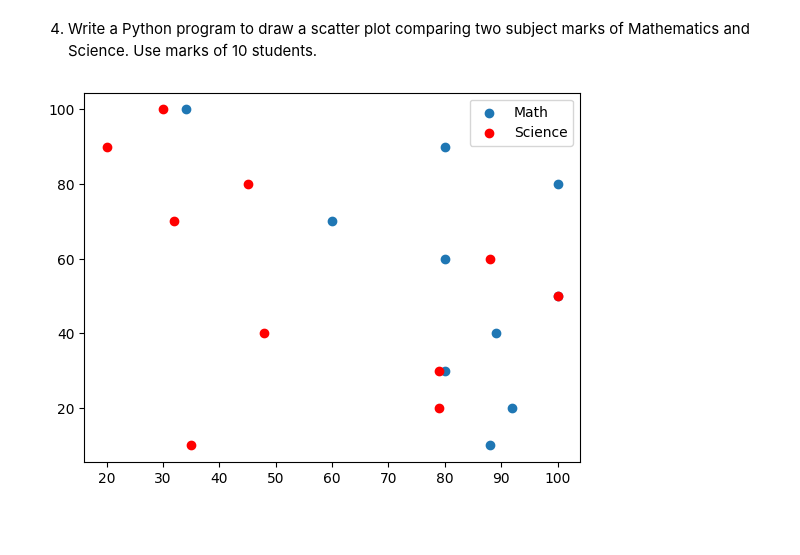
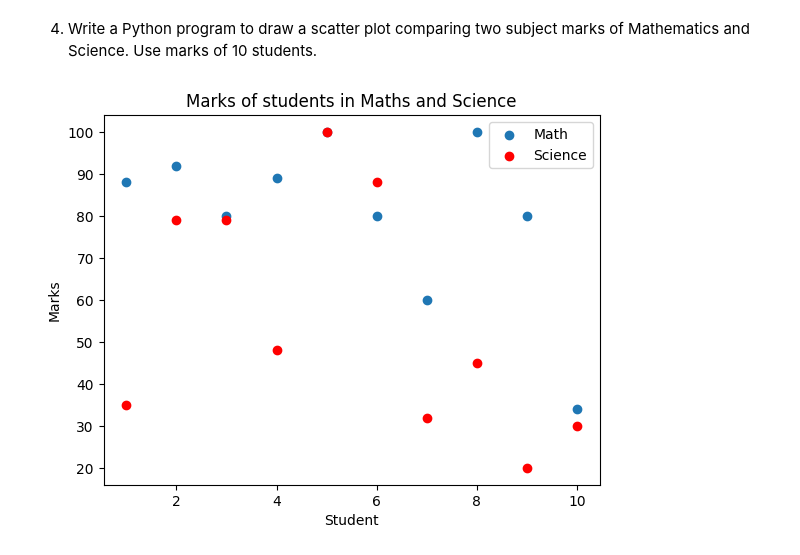
Before and after one commit to aleena2121/python-libraries, a Jupyter notebook: MatPlotLib/problems.ipynb, the cells around one changed output. Saved outputs shown, nothing was run; the diff lists cells and outputs as text; code cells hidden in the pictures; blank space fills up the shorter version.

Commit message:
Scatter Plot Problems

```diff
--- a/MatPlotLib/problems.ipynb
+++ b/MatPlotLib/problems.ipynb
@@ -522,12 +522,14 @@ plt.show()
 # %%
 math_marks = [88, 92, 80, 89, 100, 80, 60, 100, 80, 34]
 science_marks = [35, 79, 79, 48, 100, 88, 32, 45, 20, 30]
 marks_range = [10, 20, 30, 40, 50, 60, 70, 80, 90, 100]
-
-plt.scatter(math_marks,marks_range, label="Math")
-plt.scatter(science_marks, marks_range, color="r", label="Science")
+students = [i for i in range(1,11)]
+plt.scatter(students,math_marks, label="Math")
+plt.scatter(students, science_marks, color="r", label="Science")
 plt.legend()
-plt.xlabel("Marks")
+plt.xlabel("Student")
+plt.ylabel("Marks")
+plt.title("Marks of students in Maths and Science")
 plt.show()
 # %% [output]
-[figure, old version]
+[figure, new version]
```
Also changed, not shown: parts of 5 cells of this notebook.
